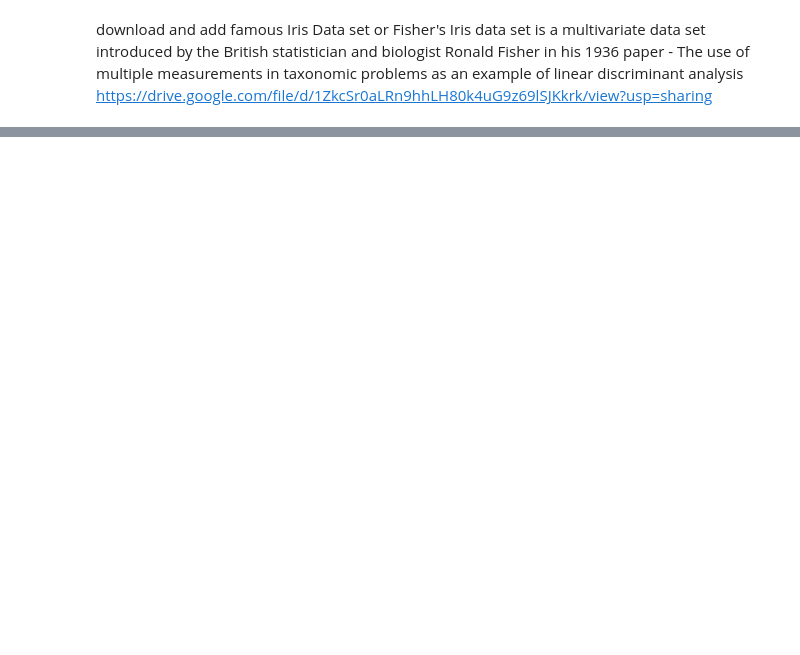
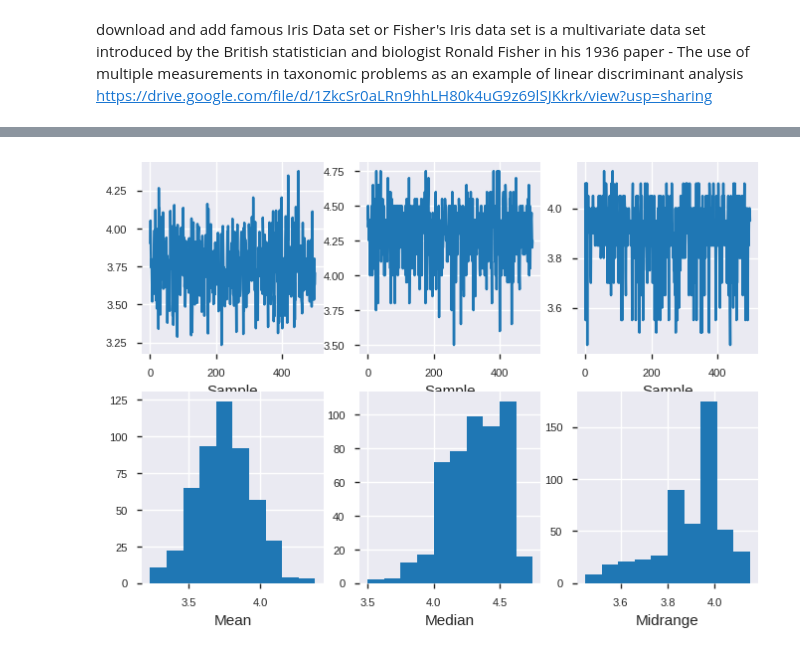
Before and after one commit to mikislin/summer20-Intro-python, a Jupyter notebook: 08_Pandas_Lecture.ipynb, the cells around one changed output, grey strips where cells are left out. Drawn from its saved outputs; the diff is of its cells as text; code cells hidden in the pictures; blank space fills up the shorter version.

```diff
--- a/08_Pandas_Lecture.ipynb
+++ b/08_Pandas_Lecture.ipynb
@@ -100,0 +374,5 @@ https://drive.google.com/file/d/1ZkcSr0aLRn9hhLH80k4uG9z69lSJKkrk/view?usp=shari
+# %%
+pd.plotting.bootstrap_plot(data['petal_length'])
+plt.show()
+# %% [output]
+[figure, added]
```
Also changed, not shown: parts of 57 cells of this notebook.
